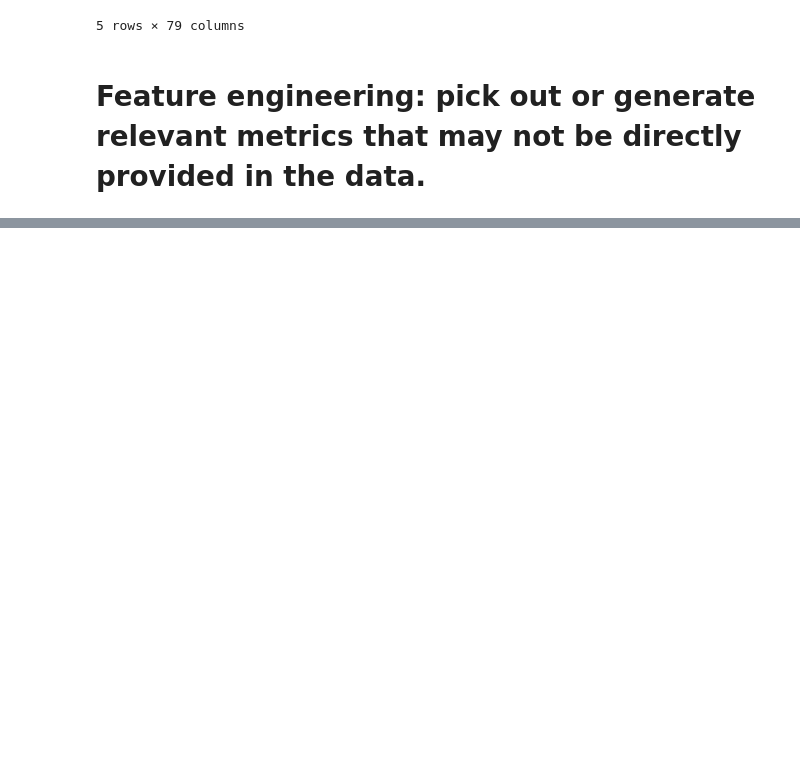
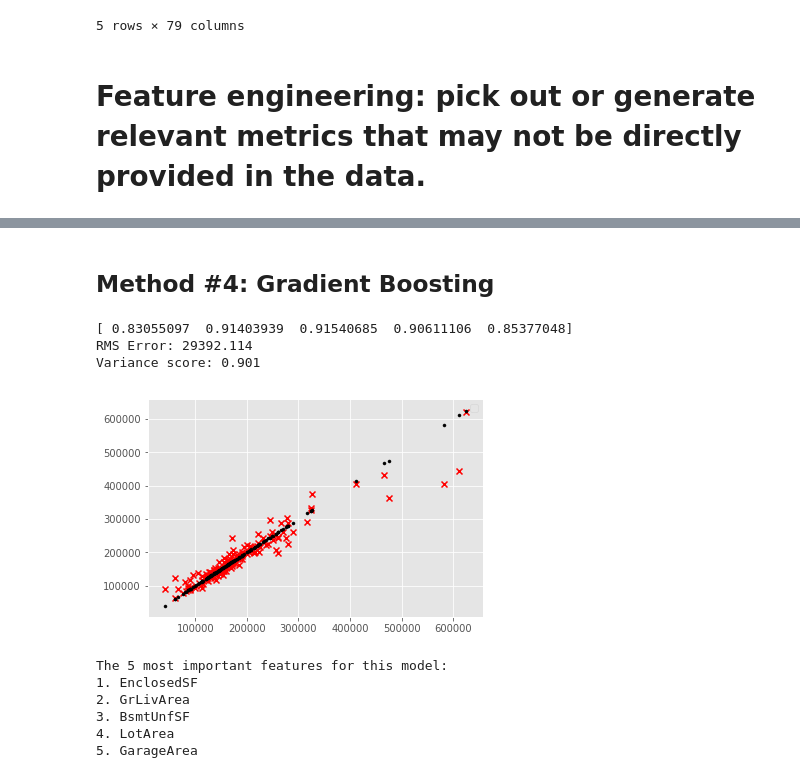
Before and after one commit to darrylgleason/Kaggle_House-Prices, a Jupyter notebook: House-Prices.ipynb, the cells around one changed output, grey strips where cells are left out. Drawn from its saved outputs; the diff is of its cells as text; code cells hidden in the pictures; blank space fills up the shorter version.

```diff
--- a/House-Prices.ipynb
+++ b/House-Prices.ipynb
@@ -286,0 +369,22 @@ Variance score: 0.770
+# %% [markdown]
+## Method #4: Gradient Boosting
+# %%
+# Create and evaluate the model on the training data.
+# The hyperparameter were chosen by trial.
+# This cell should take about 10 s to evaluate.
+model = GradientBoostingRegressor(n_estimators=300, learning_rate=0.075, subsample=0.90, random_state=MAGIC_SEED)
+evaluate_model(x_train, y_train, model)
+
+# List the most important features for this model.
+most_important_features(x_train, model.feature_importances_, 5)
+# %% [output]
+[ 0.83055097  0.91403939  0.91540685  0.90611106  0.85377048]
+RMS Error: 29392.114
+Variance score: 0.901
+[figure, added]
+The 5 most important features for this model:
+1. EnclosedSF
+2. GrLivArea
+3. BsmtUnfSF
+4. LotArea
+5. GarageArea
```
Also changed, not shown: parts of 28 cells of this notebook.
